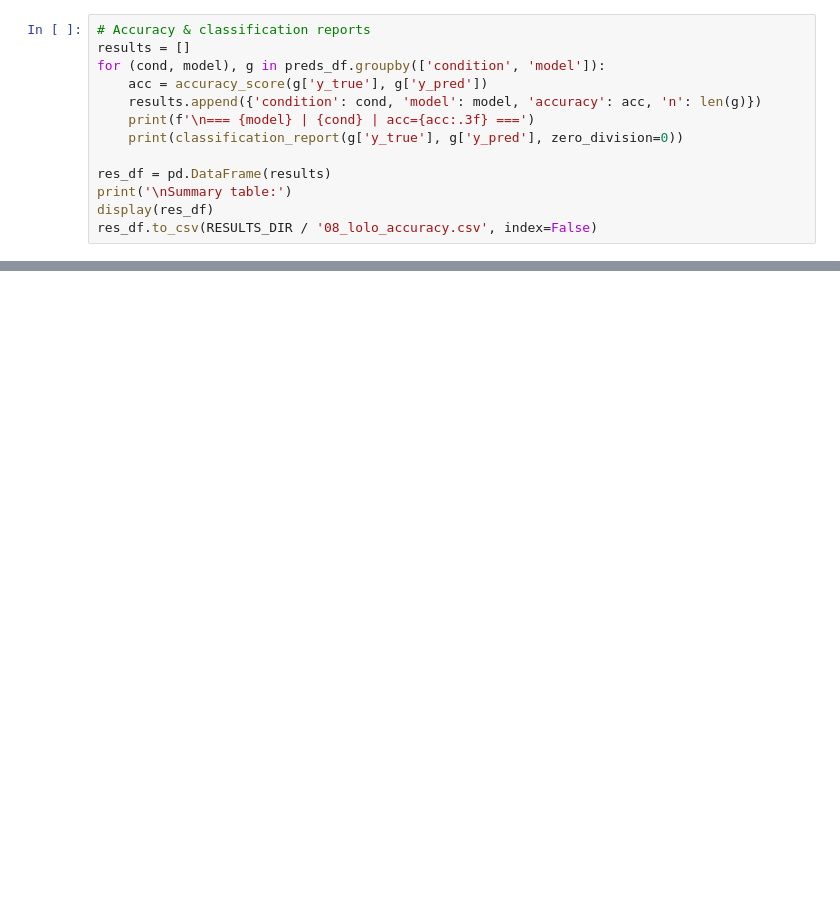
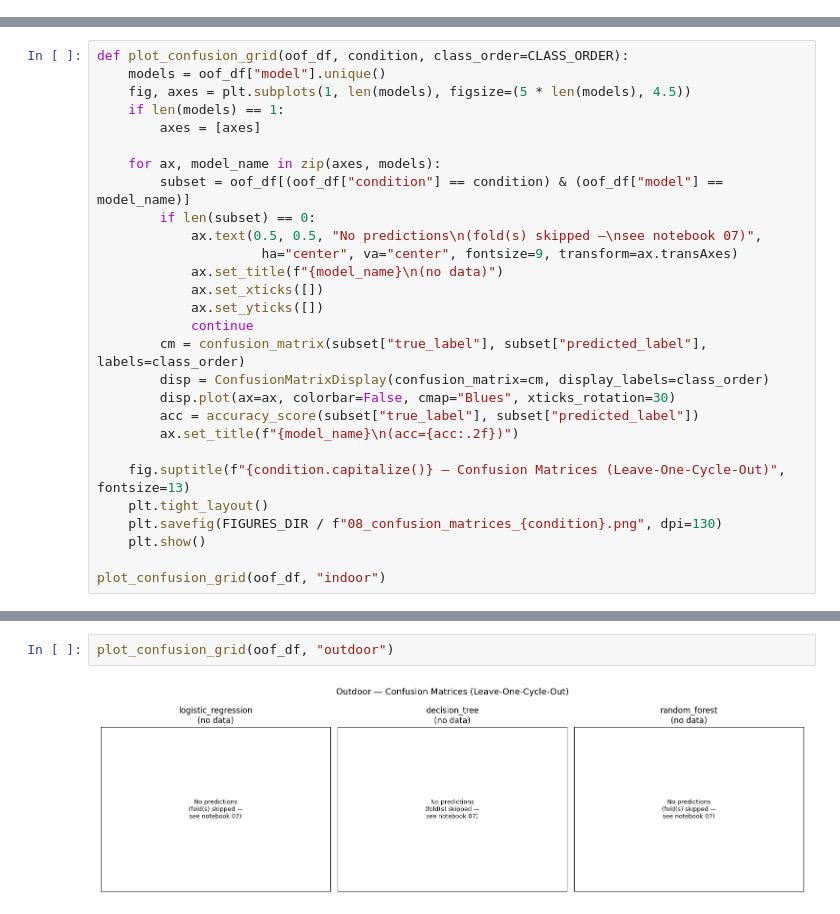
Before and after one commit to Sakhiur2022/HydroSense, a Jupyter notebook: ml/notebooks/08_model_evaluation.ipynb, the cells around one changed output, grey strips where cells are left out. Cells and saved outputs as stored; diff of their text form; blank space fills up the shorter version.

```diff
--- a/ml/notebooks/08_model_evaluation.ipynb
+++ b/ml/notebooks/08_model_evaluation.ipynb
@@ -56,13 +38,0 @@ preds_df.groupby(['condition', 'model']).size()
-# %%
-# Accuracy & classification reports
-results = []
-for (cond, model), g in preds_df.groupby(['condition', 'model']):
-    acc = accuracy_score(g['y_true'], g['y_pred'])
-    results.append({'condition': cond, 'model': model, 'accuracy': acc, 'n': len(g)})
-    print(f'\n=== {model} | {cond} | acc={acc:.3f} ===')
-    print(classification_report(g['y_true'], g['y_pred'], zero_division=0))
-
-res_df = pd.DataFrame(results)
-print('\nSummary table:')
-display(res_df)
-res_df.to_csv(RESULTS_DIR / '08_lolo_accuracy.csv', index=False)
@@ -89,0 +68,28 @@ print('Saved → results/08_confusion_matrices.png')
+# %%
+def plot_confusion_grid(oof_df, condition, class_order=CLASS_ORDER):
+    models = oof_df["model"].unique()
+    fig, axes = plt.subplots(1, len(models), figsize=(5 * len(models), 4.5))
+    if len(models) == 1:
+        axes = [axes]
+
+    for ax, model_name in zip(axes, models):
+        subset = oof_df[(oof_df["condition"] == condition) & (oof_df["model"] == model_name)]
+        if len(subset) == 0:
+            ax.text(0.5, 0.5, "No predictions\n(fold(s) skipped —\nsee notebook 07)",
+                     ha="center", va="center", fontsize=9, transform=ax.transAxes)
+            ax.set_title(f"{model_name}\n(no data)")
+            ax.set_xticks([])
+            ax.set_yticks([])
+            continue
+        cm = confusion_matrix(subset["true_label"], subset["predicted_label"], labels=class_order)
+        disp = ConfusionMatrixDisplay(confusion_matrix=cm, display_labels=class_order)
+        disp.plot(ax=ax, colorbar=False, cmap="Blues", xticks_rotation=30)
+        acc = accuracy_score(subset["true_label"], subset["predicted_label"])
+        ax.set_title(f"{model_name}\n(acc={acc:.2f})")
+
+    fig.suptitle(f"{condition.capitalize()} — Confusion Matrices (Leave-One-Cycle-Out)", fontsize=13)
+    plt.tight_layout()
+    plt.savefig(FIGURES_DIR / f"08_confusion_matrices_{condition}.png", dpi=130)
+    plt.show()
+
+plot_confusion_grid(oof_df, "indoor")
@@ -89,0 +98,4 @@ print('Saved → results/08_confusion_matrices.png')
+# %%
+plot_confusion_grid(oof_df, "outdoor")
+# %% [output]
+[figure, added]
```
Also changed, not shown: parts of 14 cells of this notebook, 2 other files.
